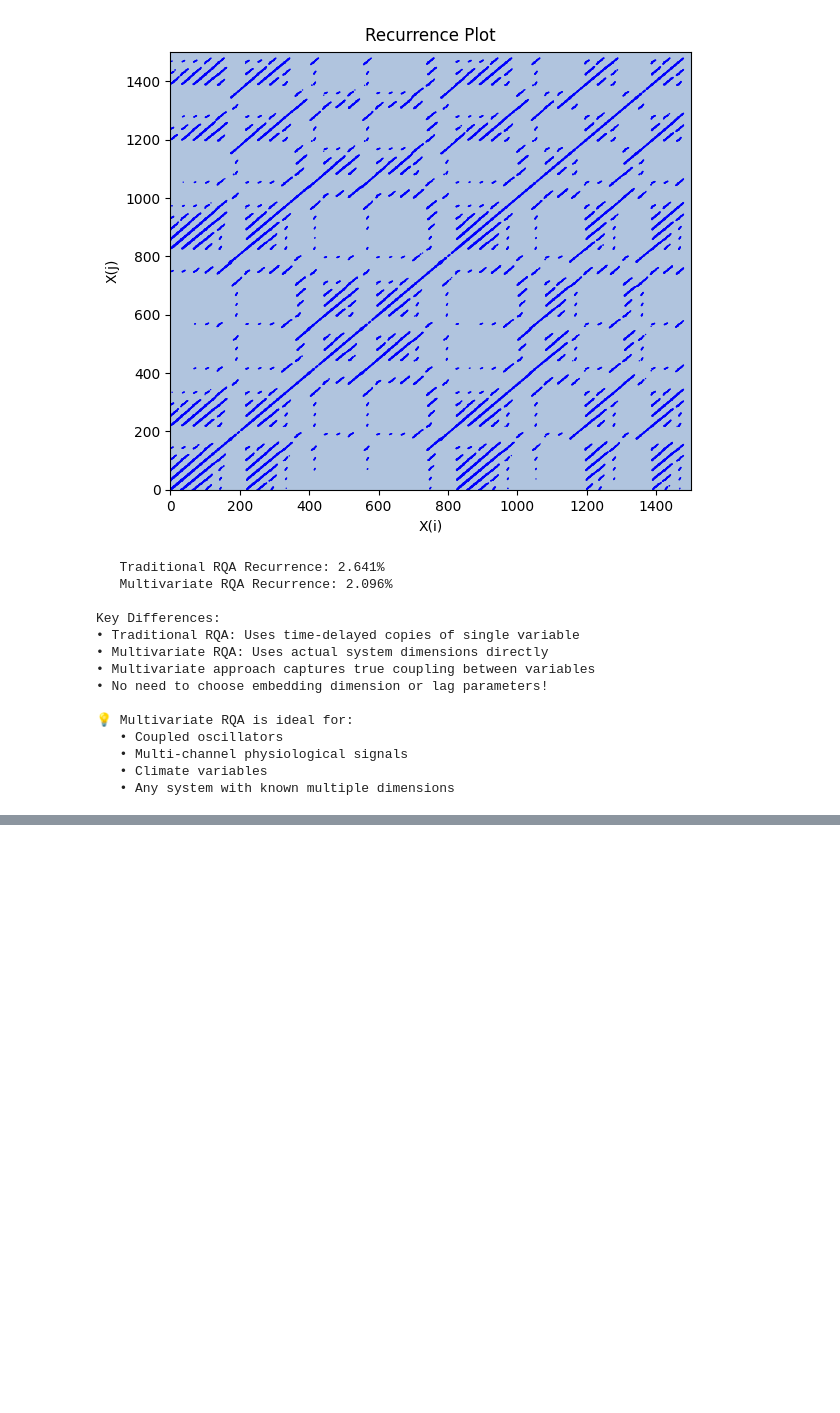
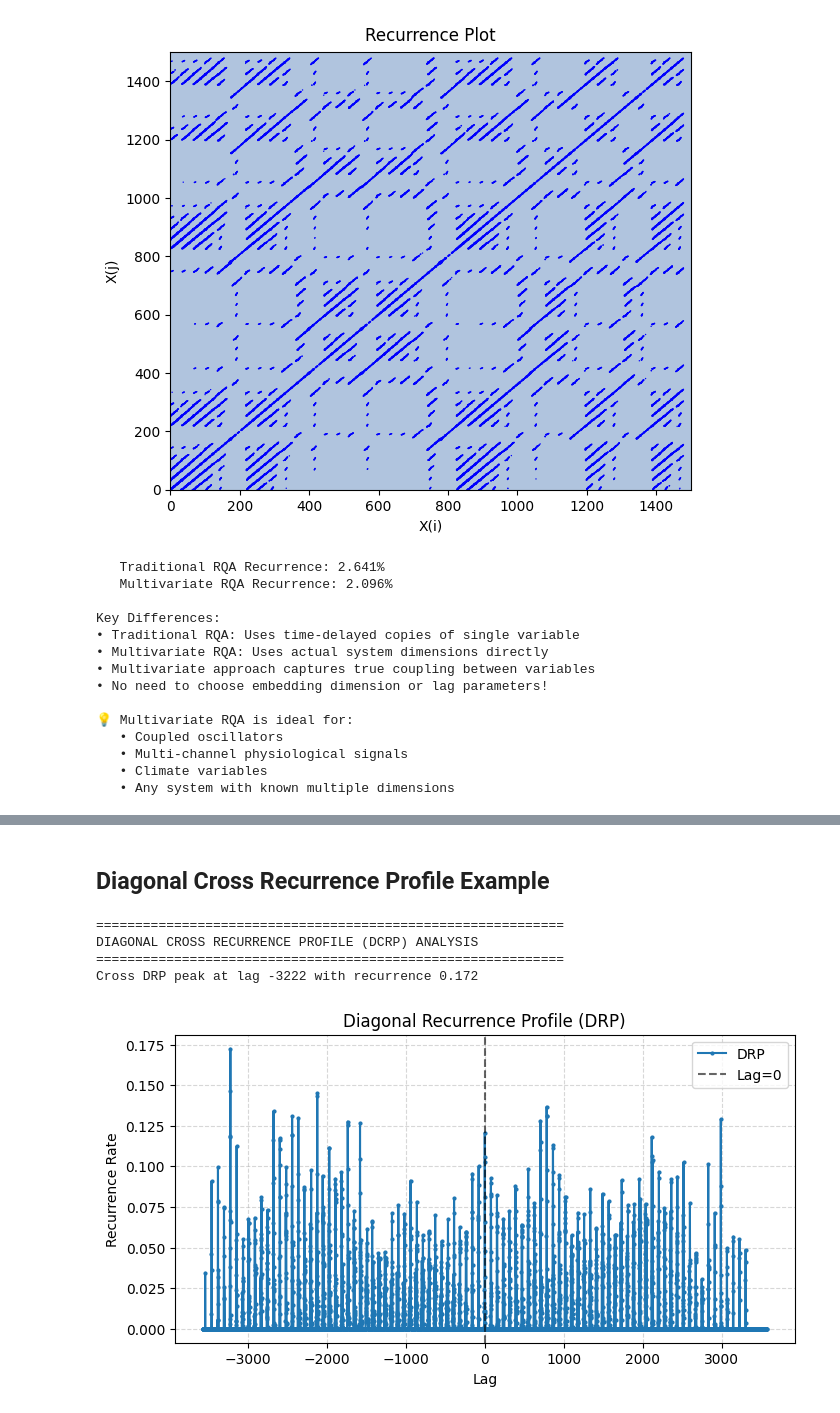
Before and after one commit to cartersale/Recurrence-Quantification-Analysis, a Jupyter notebook: analysisExamples.ipynb, the cells around one changed output, grey strips where cells are left out. Drawn from its saved outputs; the diff is of its cells as text; code cells hidden in the pictures; blank space fills up the shorter version.

```diff
--- a/analysisExamples.ipynb
+++ b/analysisExamples.ipynb
@@ -355,0 +394,43 @@ Key Differences:
+# %% [markdown]
+## Diagonal Cross Recurrence Profile Example
+# %%
+import pandas as pd
+from diagonalRP import crossDRP
+
+print("\n" + "="*60)
+print("DIAGONAL CROSS RECURRENCE PROFILE (DCRP) ANALYSIS")
+print("="*60)
+
+# Set the filename
+filename = 'exampleData/RockingChairData.csv'
+
+# Import data
+try:
+    data = pd.read_csv(filename, header=None)  # Load data without headers
+    data1 = data.iloc[:, 0].values  # First column
+    data2 = data.iloc[:, 1].values  # Second column
+except Exception as e:
+    print(f"Error loading file: {e}")
+    exit()
+
+# Set parameters
+params = {
+    'norm': 1,                 # Normalize to unit interval
+    'eDim': 3,                 # Embedding dimension
+    'tLag': 15,                # Time lag
+    'rescaleNorm': 1,          # Rescale using mean distance
+    'radius': 0.1,             # Recurrence radius
+    'plotMode': 'drp',         # Plot DRP
+    'pointSize': 2,            # Size of markers in the plot
+    'saveFig': False,          # Save figure or not
+    'showMetrics': True        # Show DRP values in the console
+}
+
+# Perform Diagonal Recurrence Profile analysis
+drp, lags = crossDRP(data1, data2, params)
+# %% [output]
+============================================================
+DIAGONAL CROSS RECURRENCE PROFILE (DCRP) ANALYSIS
+============================================================
+Cross DRP peak at lag -3222 with recurrence 0.172
+[figure, added]
```
Also changed, not shown: parts of 2 cells of this notebook, 4 other files.
